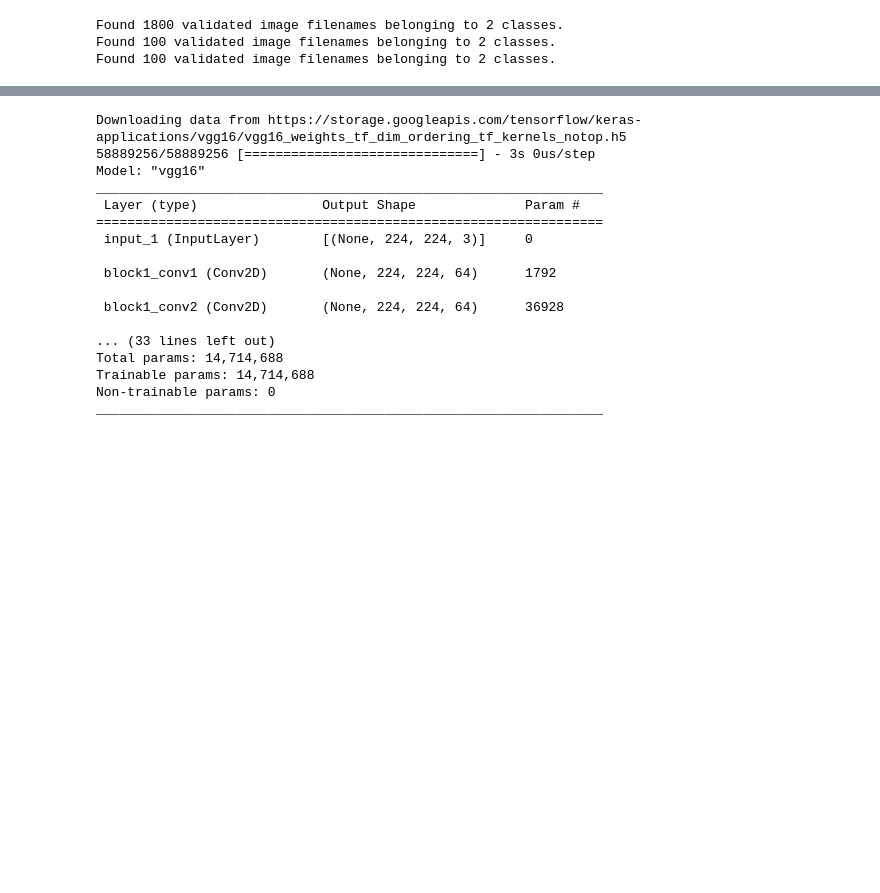
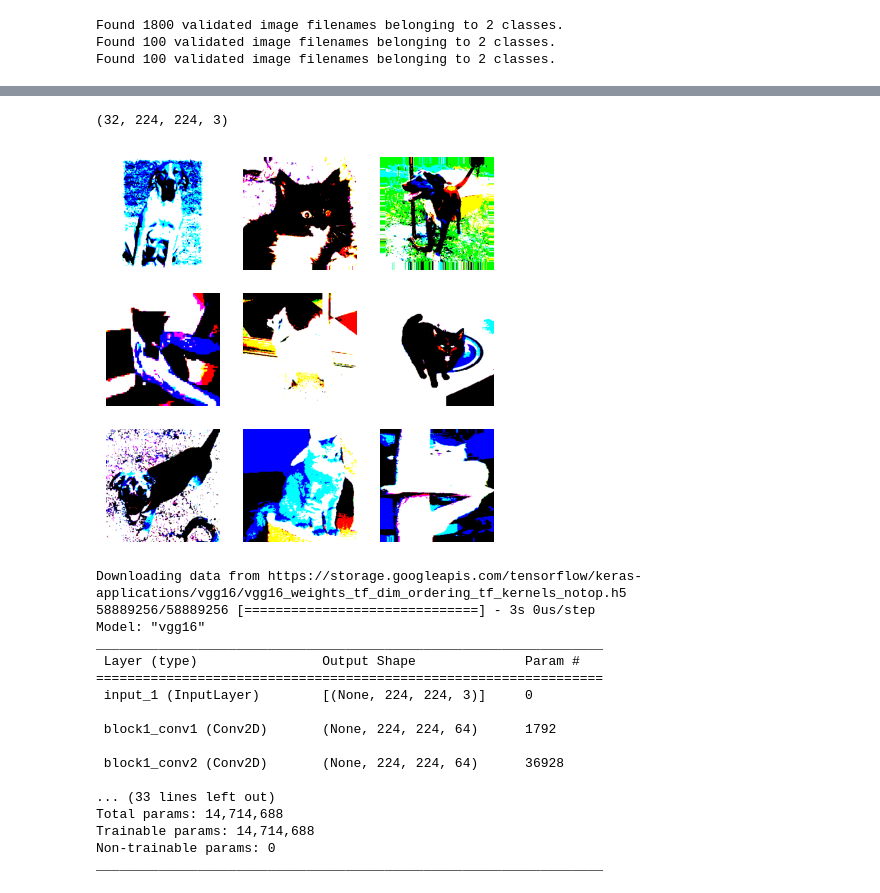
Before and after one commit to Aries1975/tibaml0315, a Jupyter notebook: 遷移學習.ipynb, the cells around one changed output, grey strips where cells are left out. Saved outputs shown, nothing was run; the diff lists cells and outputs as text; code cells hidden in the pictures; blank space fills up the shorter version.

```diff
--- a/遷移學習.ipynb
+++ b/遷移學習.ipynb
@@ -74,10 +95,12 @@ Found 100 validated image filenames belonging to 2 classes.
 # %%
 # 秀出訓練資料被數據增強以後產生的圖片
 import matplotlib.pyplot as plt
+# __next__: (圖片, 答案)
 batch = training_set.__next__()[0]
 print(batch.shape)
 plt.figure(figsize=(5, 5))
 for i in range(9):
     plt.subplot(3, 3, i+1)
-    plt.imshow(batch[i], cmap="gray")
+    plt.imshow(batch[i])
     plt.axis("off")
+# %% [output]
@@ -84,3 +116,5 @@ for i in range(9):
+(32, 224, 224, 3)
+[figure, added]
 # %%
 from tensorflow.keras.applications.vgg16 import VGG16
 vgg = VGG16(include_top=False, input_shape=(224, 224, 3))
```
Also changed, not shown: parts of 5 cells of this notebook.
